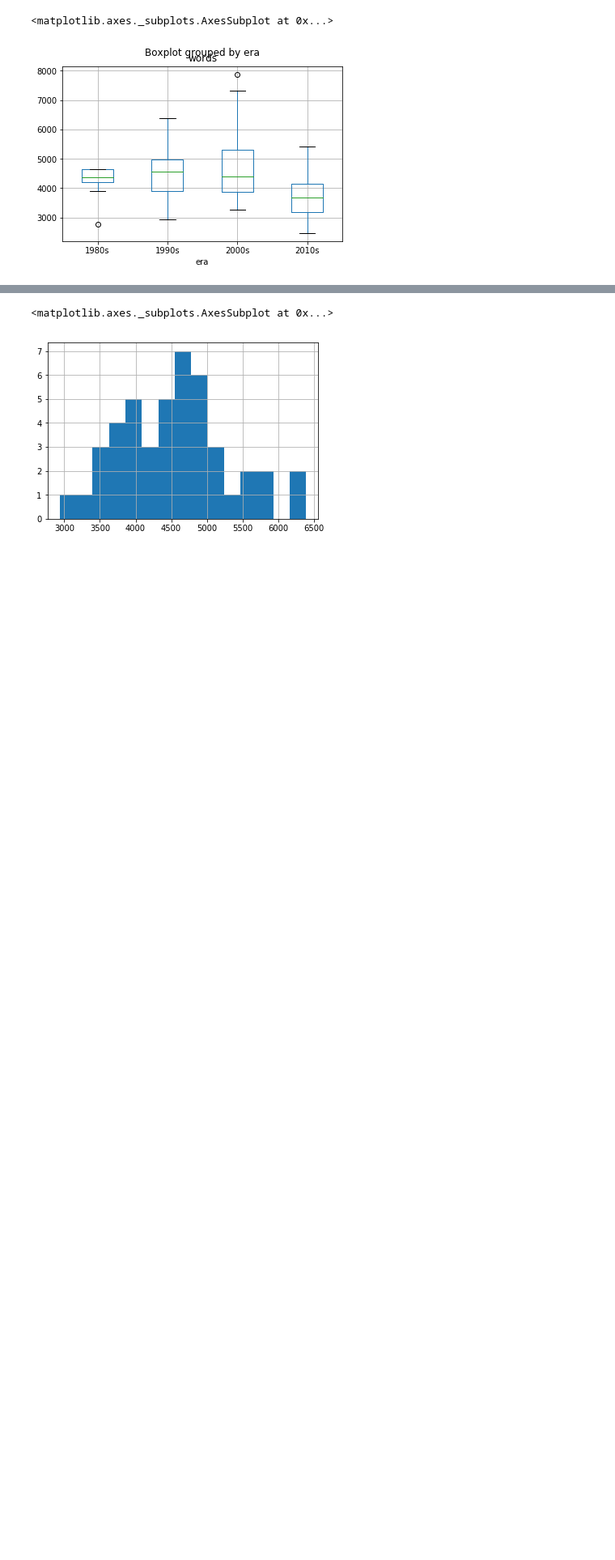
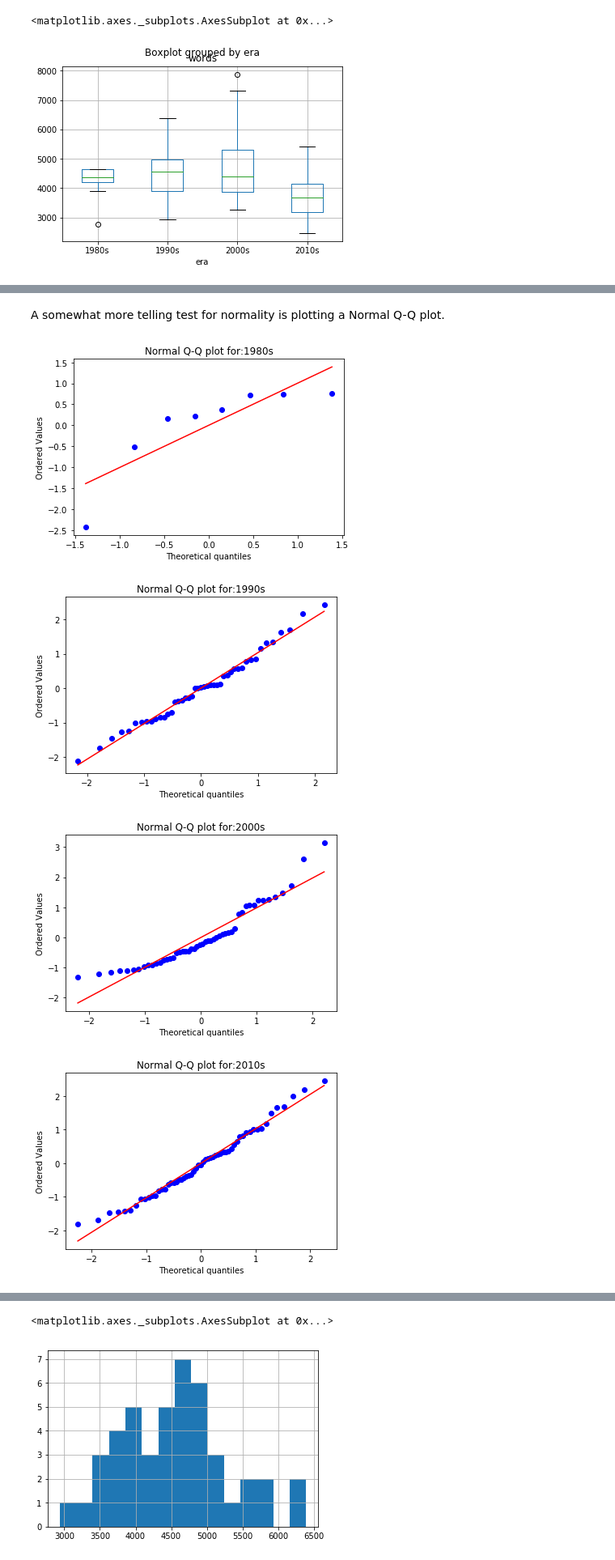
Before and after one commit to vivekster12/hip_hop, a Jupyter notebook: test.ipynb, the cells around one changed output, grey strips where cells are left out. Shown: that part at 81% size. Saved outputs shown, nothing was run; the diff lists cells and outputs as text; code cells hidden in the pictures; blank space fills up the shorter version.

Commit message:
added qq plots and box plots and started reporting for checking conditions for anova test

```diff
--- a/test.ipynb
+++ b/test.ipynb
@@ -108,0 +117,15 @@ data[['era','words']].boxplot('words', by='era')
+# %% [markdown]
+A somewhat more telling test for normality is plotting a Normal Q-Q plot.
+# %%
+groups = list(data.groupby('era').groups.keys())
+for group in groups:
+    obs = np.array(data['words'][data['era']== group])
+    z = (obs-np.mean(obs))/np.std(obs)
+    stats.probplot(z, dist="norm", plot=plt)
+    plt.title("Normal Q-Q plot for:" + group)
+    plt.show()
+# %% [output]
+[figure, added]
+[figure, added]
+[figure, added]
+[figure, added]
```
Also changed, not shown: parts of 8 cells of this notebook.
